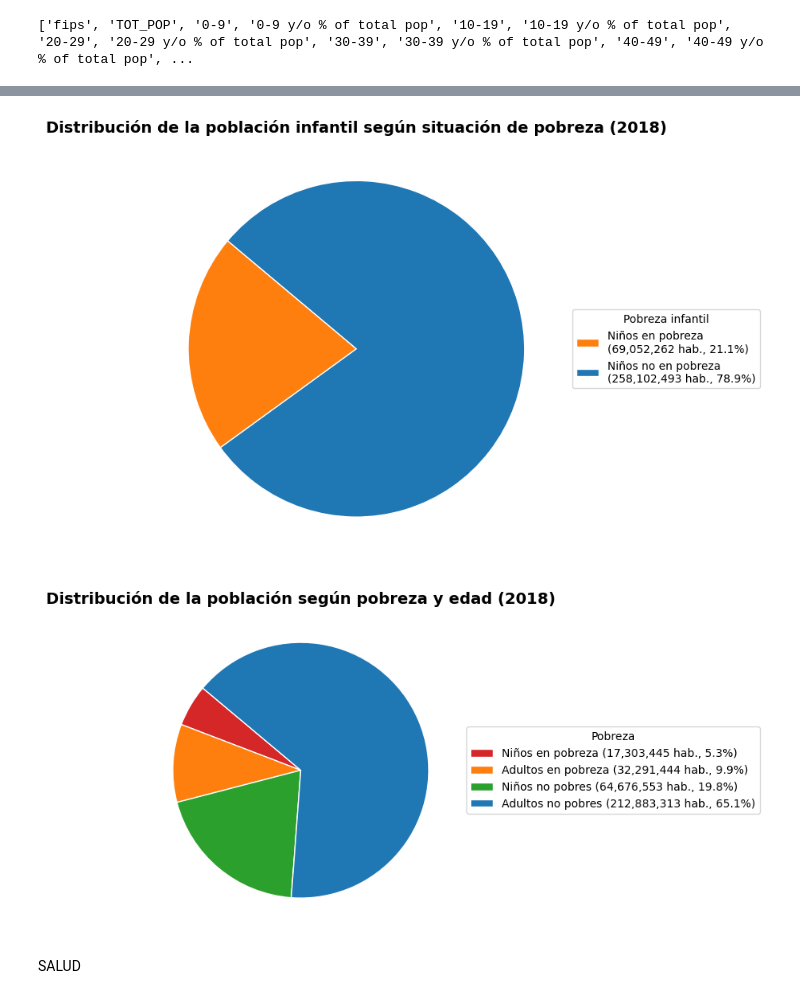
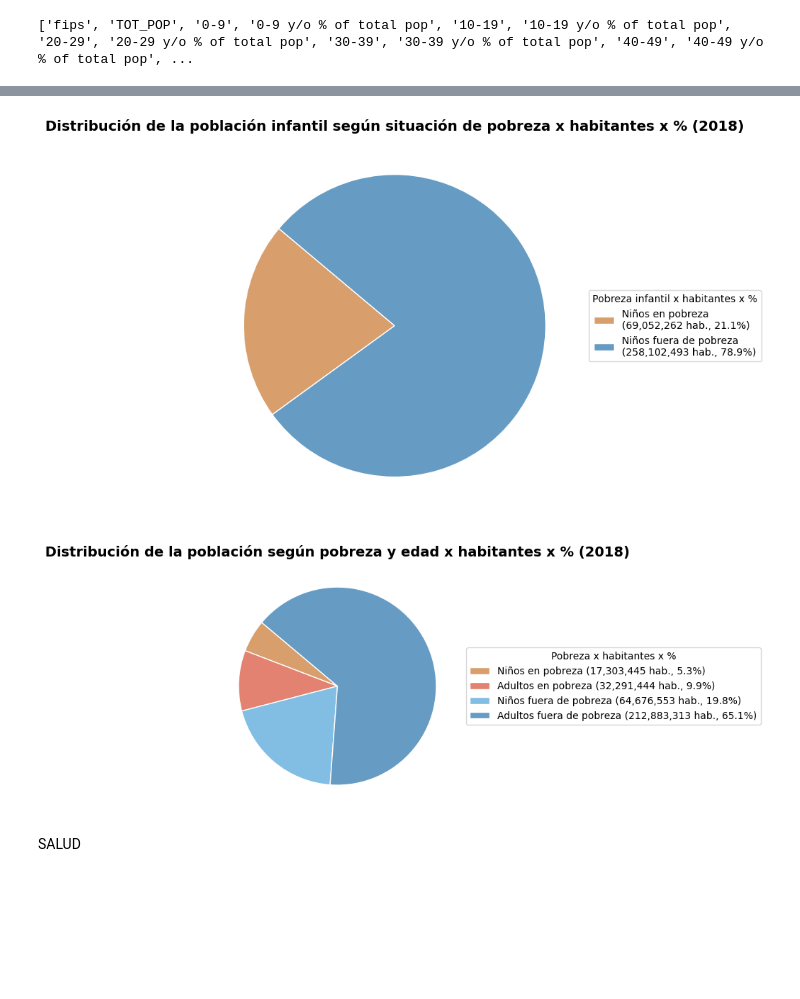
Before and after one commit to 4GeeksAcademy/Leonel_Ponce_Regresion_lineal_demographic_health, a Jupyter notebook: src/explore.ipynb, the cells around one changed output, grey strips where cells are left out. Drawn from its saved outputs; the diff is of its cells as text; code cells hidden in the pictures; blank space fills up the shorter version.

```diff
--- a/src/explore.ipynb
+++ b/src/explore.ipynb
@@ -582,82 +377,52 @@ Text(0.5, 1.0, 'Distribución de la población según situación de pobreza (201
 # %%
+#Graficamos la distribución de niveles de pobreza infantil en la población en el 2018
+pct_pobreza = df["PCTPOV017_2018"].mean()
+total_pob = df["TOT_POP"].sum()
 
-# Población total y porcentaje de niños en pobreza
-pct_pobreza = df["PCTPOV017_2018"].mean()  # porcentaje promedio de pobreza infantil
-total_pob = df["TOT_POP"].sum()  # total de población (aprox.)
-
-# Calculamos número absoluto de niños en pobreza (aprox)
 num_pobres = total_pob * pct_pobreza / 100
 num_no_pobres = total_pob - num_pobres
 
 valores = [num_pobres, num_no_pobres]
-labels = ["Niños en pobreza", "Niños no en pobreza"]
+labels = ["Niños en pobreza", "Niños fuera de pobreza"]
 
-# Colores
-colors = ["#ff7f0e", "#1f77b4"]
+plt.figure(figsize=(8,8))
+wedges, _ = plt.pie(valores, labels=None, startangle=140, colors=["#d89f6d", "#669cc3"], wedgeprops={"linewidth": 1, "edgecolor": "white"})
+total = sum(valores)
+legend_labels = [f"{labels[i]}\n({valores[i]:,.0f} hab., {valores[i]/total*100:.1f}%)" for i in range(len(labels))]
 
-# Gráfico de pastel
-plt.figure(figsize=(8,8))
-wedges, _ = plt.pie(
-    valores,
-    labels=None,  # sin etiquetas dentro
-    startangle=140,
-    colors=colors,
-    wedgeprops={"linewidth": 1, "edgecolor": "white"}
-)
-
-# Leyenda externa con valor absoluto y porcentaje
-total = sum(valores)
-legend_labels = [
-    f"{labels[i]}\n({valores[i]:,.0f} hab., {valores[i]/total*100:.1f}%)"
-    for i in range(len(labels))
-]
-
-plt.legend(
-    wedges,
-    legend_labels,
-    title="Pobreza infantil",
-    bbox_to_anchor=(1, 0.5),
-    loc="center left"
-)
-
-plt.title("Distribución de la población infantil según situación de pobreza (2018)", fontsize=14, fontweight="bold")
+plt.legend(wedges, legend_labels, title="Pobreza infantil x habitantes x %", bbox_to_anchor=(1, 0.5), loc="center left")
+plt.title("Distribución de la población infantil según situación de pobreza x habitantes x % (2018)", fontsize=14, fontweight="bold")
 plt.tight_layout()
 plt.show()
 # %% [output]
-[figure, old version]
+[figure, new version]
 # %%
-# Porcentajes y población
+#Graficamos la distribución de niveles de pobreza en la población (adultos + infantil)
 pob_total = df["TOT_POP"].sum()
-pob_infantil = df[["0-9", "10-19"]].sum().sum()  # Ajustaremos 10-19 a solo 10-17 si queremos exacto
-
+pob_infantil = df[["0-9", "10-19"]].sum().sum()
 pct_pob_total = df["PCTPOVALL_2018"].mean() / 100
 pct_pob_infantil = df["PCTPOV017_2018"].mean() / 100
 
-# Calculamos cada sector en número de personas
 n_pob_infantil = int(pob_infantil * pct_pob_infantil)
 n_pob_adulto = int(pob_total * pct_pob_total) - n_pob_infantil
 n_no_pob_infantil = int(pob_infantil) - n_pob_infantil
-n_no_pob_adulto = int(pob_total) - (n_pob_infantil + n_pob_adulto + n_no_pob_infantil)  # Ajuste final
+n_no_pob_adulto = int(pob_total) - (n_pob_infantil + n_pob_adulto + n_no_pob_infantil)
 
 valores = [n_pob_infantil, n_pob_adulto, n_no_pob_infantil, n_no_pob_adulto]
-labels = ["Niños en pobreza", "Adultos en pobreza", "Niños no pobres", "Adultos no pobres"]
+labels = ["Niños en pobreza", "Adultos en pobreza", "Niños fuera de pobreza", "Adultos fuera de pobreza"]
 
-colors = ["#d62728", "#ff7f0e", "#2ca02c", "#1f77b4"]
+plt.figure(figsize=(8,8))
+wedges, _ = plt.pie(valores, labels=None, startangle=140, colors=["#d89f6d", "#e38271", "#82bde4", "#669cc3"], wedgeprops={"linewidth": 1, "edgecolor": "white"})
 
-# Gráfico de pastel
-plt.figure(figsize=(8,8))
-wedges, _ = plt.pie(valores, labels=None, startangle=140, colors=colors, wedgeprops={"linewidth": 1, "edgecolor": "white"})
-
-# Leyenda externa con población y porcentaje
 total = sum(valores)
 legend_labels = [f"{lab} ({val:,} hab., {val/total*100:.1f}%)" for lab, val in zip(labels, valores)]
 
-plt.legend(wedges, legend_labels, title="Pobreza", bbox_to_anchor=(1, 0.5), loc="center left")
-plt.title("Distribución de la población según pobreza y edad (2018)", fontsize=14, fontweight="bold")
+plt.legend(wedges, legend_labels, title="Pobreza x habitantes x %", bbox_to_anchor=(1, 0.5), loc="center left")
+plt.title("Distribución de la población según pobreza y edad x habitantes x % (2018)", fontsize=14, fontweight="bold")
 plt.tight_layout()
 plt.show()
 # %% [output]
-[figure, old version]
+[figure, new version]
 # %% [markdown]
 SALUD
 # %%
```
Also changed, not shown: parts of 17 cells of this notebook.
